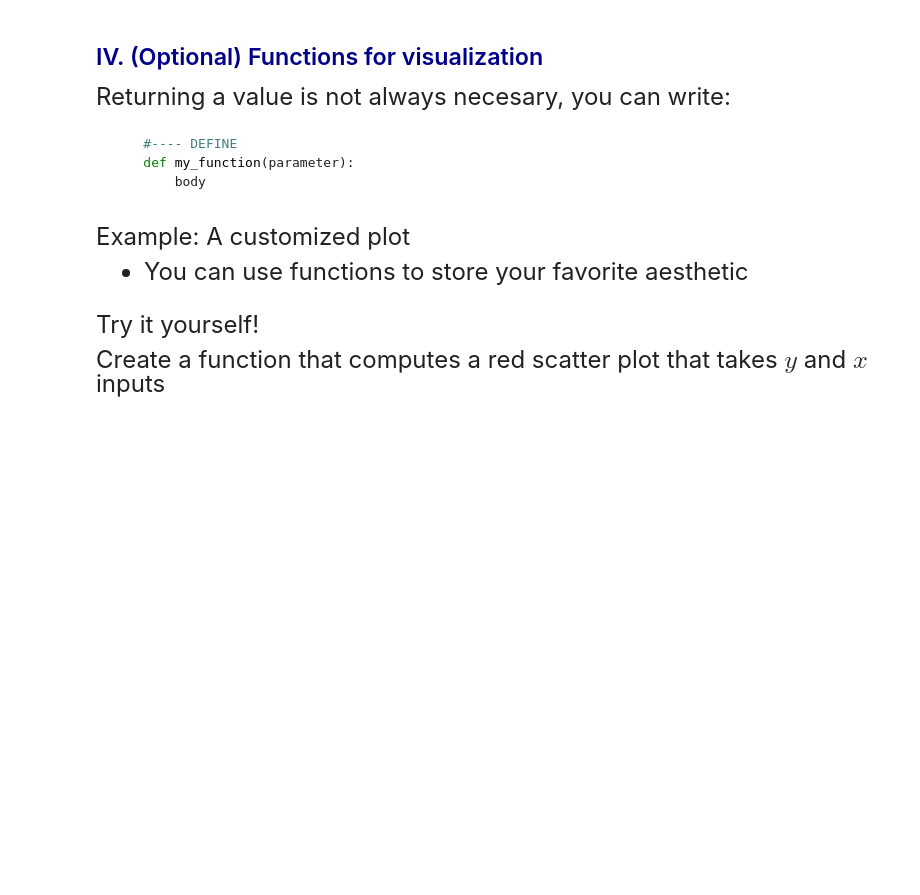
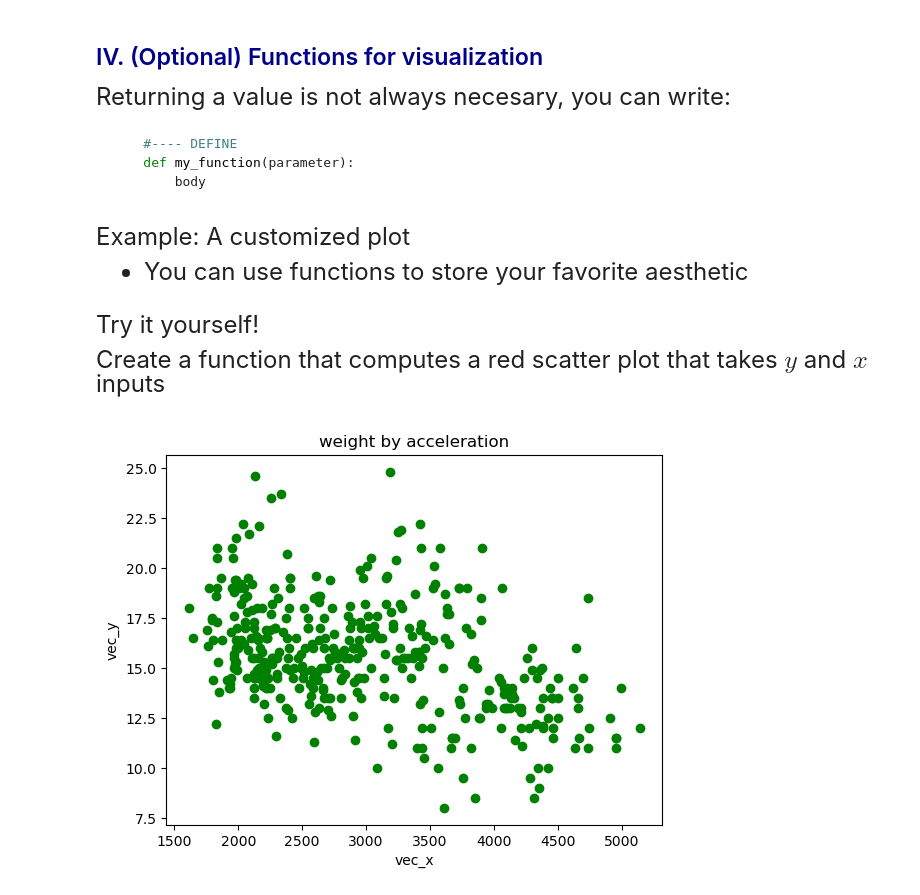
Before and after one commit to JE-lecture-notes/qtm151f_fall_2023, a Jupyter notebook: lecture_07/lecture7.LJP.ipynb, the cells around one changed output. Cells and saved outputs as stored; diff of their text form; code cells hidden in the pictures; blank space fills up the shorter version.

```diff
--- a/lecture_07/lecture7.LJP.ipynb
+++ b/lecture_07/lecture7.LJP.ipynb
@@ -373,0 +370,17 @@ Create a function that computes a red scatter plot that takes $y$ and $x$ inputs
+# %%
+# Write your own code
+
+# Define the function
+
+def practice_scatter(vec_x,vec_y, title):
+    plt.scatter(x=vec_x,y=vec_y, color="green")
+    plt.title(title)
+    plt.xlabel("vec_x")
+    plt.ylabel("vec_y")
+    plt.show
+
+carfeatures = pd.read_csv("data/features.csv")
+
+practice_scatter(carfeatures["weight"],carfeatures["acceleration"], "weight by acceleration")
+# %% [output]
+[figure, added]
```
Also changed, not shown: parts of 1 cell of this notebook, 3 other files.
